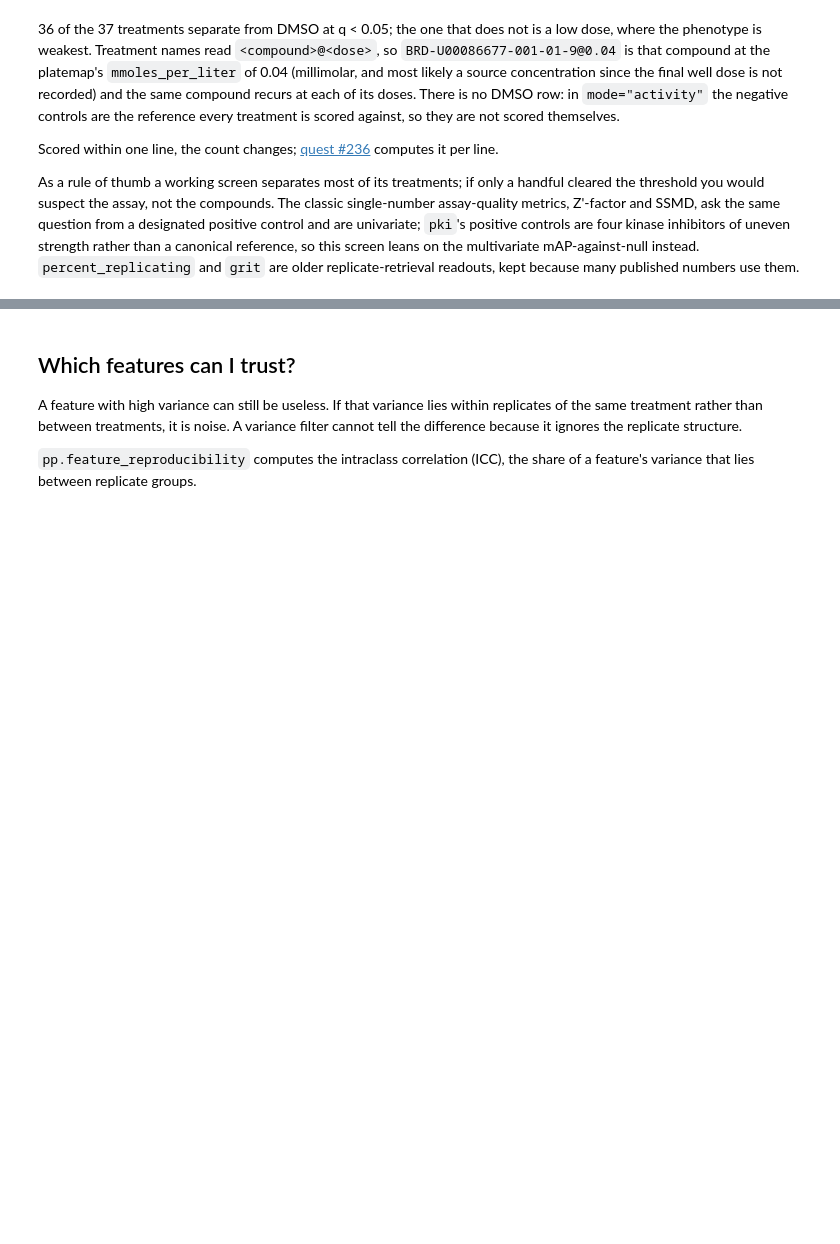
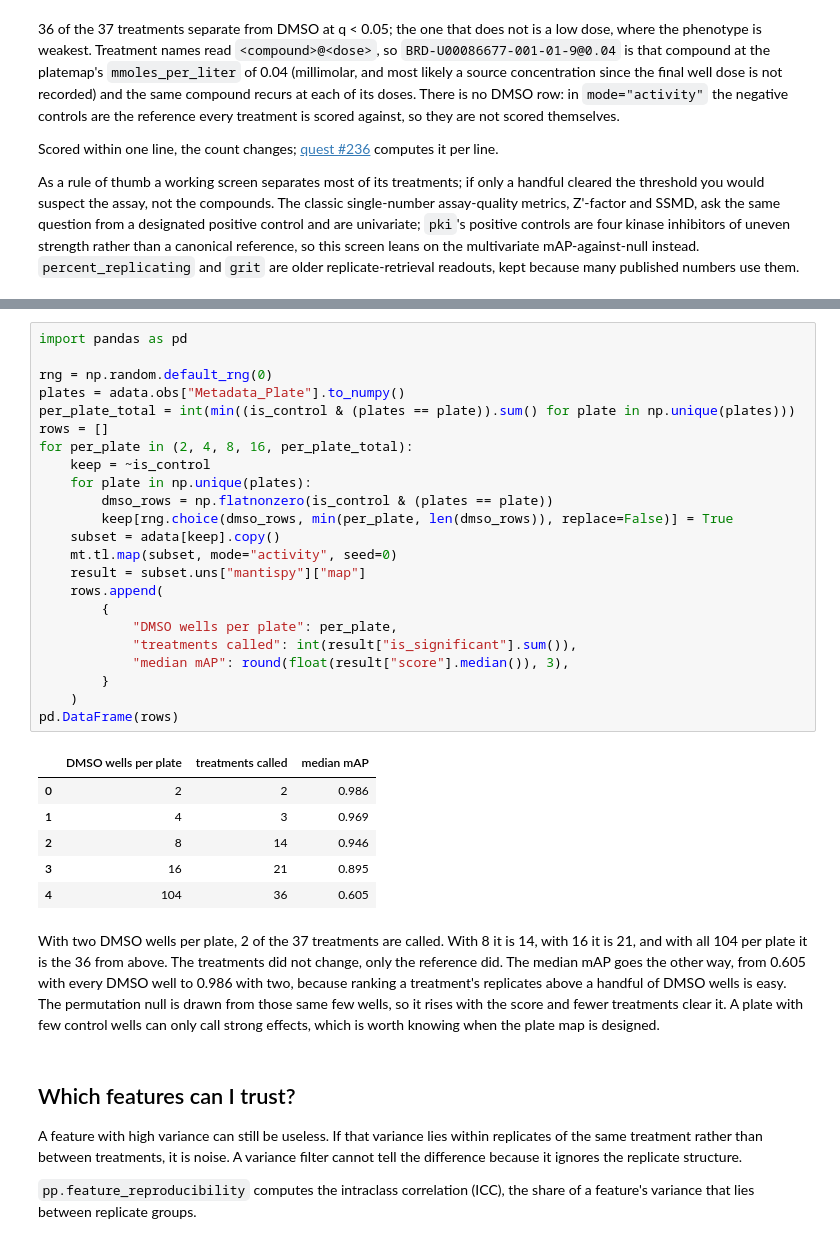
Before and after one commit to scverse/mantispy, a Jupyter notebook: docs/tutorials/profiles/screen_quality.ipynb, the cells around one changed output, grey strips where cells are left out. Drawn from its saved outputs; the diff is of its cells as text; blank space fills up the shorter version.

```diff
--- a/docs/tutorials/profiles/screen_quality.ipynb
+++ b/docs/tutorials/profiles/screen_quality.ipynb
@@ -98,3 +104,40 @@ As a rule of thumb a working screen separates most of its treatments; if only a
+# %%
+import pandas as pd
+
+rng = np.random.default_rng(0)
+plates = adata.obs["Metadata_Plate"].to_numpy()
+per_plate_total = int(min((is_control & (plates == plate)).sum() for plate in np.unique(plates)))
+rows = []
+for per_plate in (2, 4, 8, 16, per_plate_total):
+    keep = ~is_control
+    for plate in np.unique(plates):
+        dmso_rows = np.flatnonzero(is_control & (plates == plate))
+        keep[rng.choice(dmso_rows, min(per_plate, len(dmso_rows)), replace=False)] = True
+    subset = adata[keep].copy()
+    mt.tl.map(subset, mode="activity", seed=0)
+    result = subset.uns["mantispy"]["map"]
+    rows.append(
+        {
+            "DMSO wells per plate": per_plate,
+            "treatments called": int(result["is_significant"].sum()),
+            "median mAP": round(float(result["score"].median()), 3),
+        }
+    )
+pd.DataFrame(rows)
+# %% [output]
+|  | DMSO wells per plate | treatments called | median mAP |
+| 0 | 2 | 2 | 0.986 |
+| 1 | 4 | 3 | 0.969 |
+| 2 | 8 | 14 | 0.946 |
+| 3 | 16 | 21 | 0.895 |
+| 4 | 104 | 36 | 0.605 |
+# %% [markdown]
+With two DMSO wells per plate, 2 of the 37 treatments are called. With 8 it is 14, with 16 it is 21, and with all
+104 per plate it is the 36 from above. The treatments did not change, only the reference did. The median mAP goes the
+other way, from 0.605 with every DMSO well to 0.986 with two, because ranking a treatment's replicates above a
+handful of DMSO wells is easy. The permutation null is drawn from those same few wells, so it rises with the score and
+fewer treatments clear it. A plate with few control wells can only call strong effects, which is worth knowing when
+the plate map is designed.
 # %% [markdown]
 ## Which features can I trust?
 
```
Also changed, not shown: parts of 2 cells of this notebook, 6 other files.
